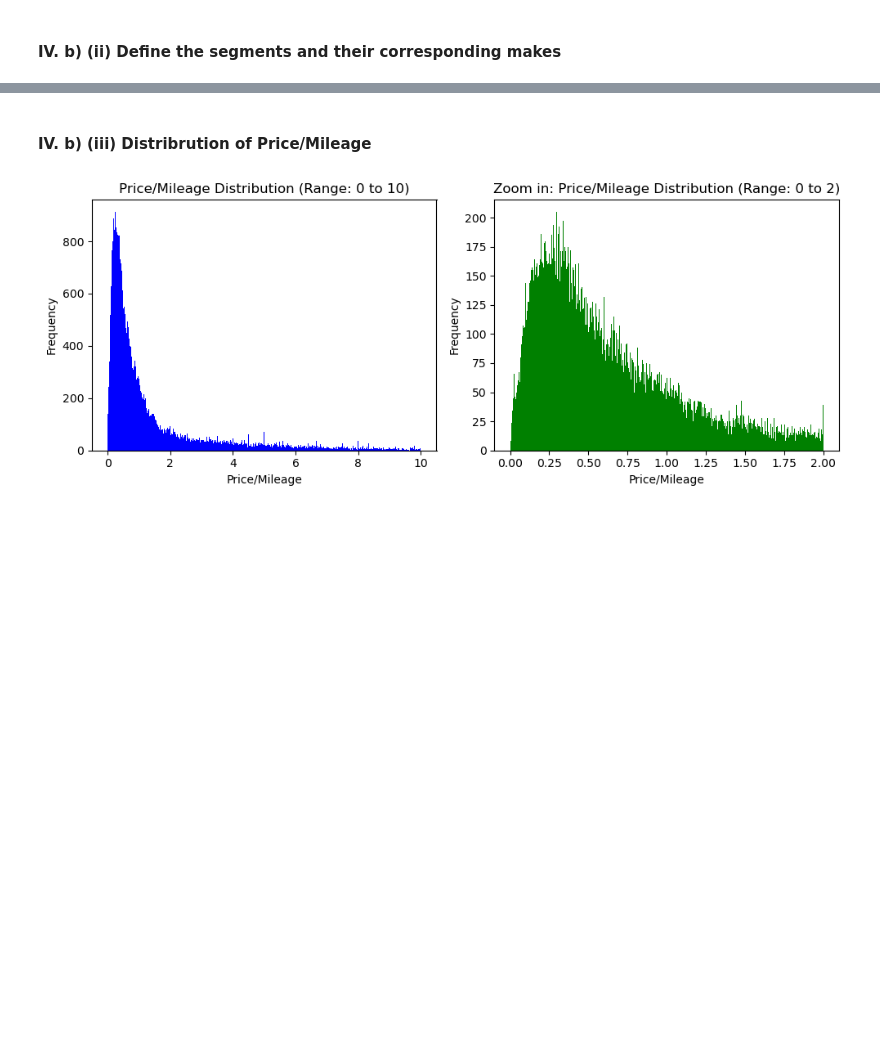
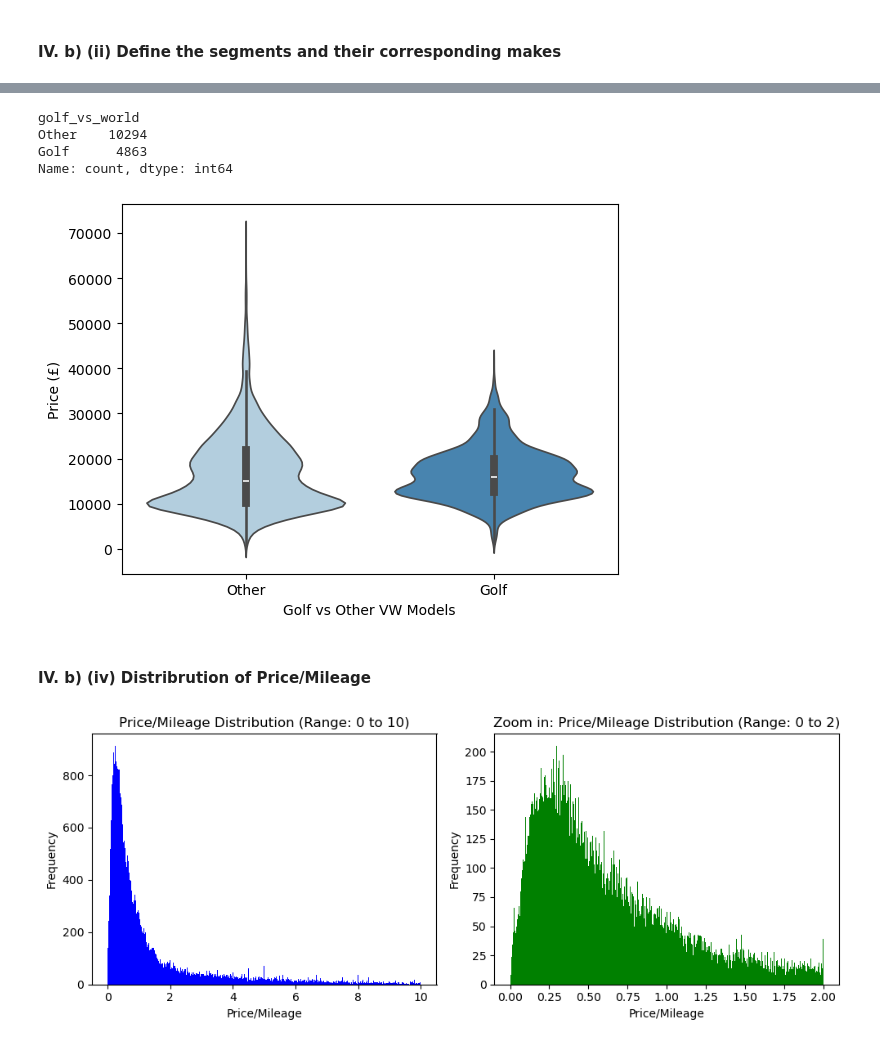
Before and after one commit to pholmes116/UK-used-car-prices-public, a Jupyter notebook: UK_car_rental.ipynb, the cells around one changed output, grey strips where cells are left out. Drawn from its saved outputs; the diff is of its cells as text; code cells hidden in the pictures; blank space fills up the shorter version.

```diff
--- a/UK_car_rental.ipynb
+++ b/UK_car_rental.ipynb
@@ -838,0 +873,3 @@ plt.show()
+# %%
+vw['golf_vs_other'] = vw['model'].str.strip().apply(lambda i: 'Other' if i != 'Golf' else i)
+display(vw)
@@ -839,5 +890,17 @@ plt.show()
+# %%
+sns.violinplot(x='golf_vs_other', y='price', hue='golf_vs_other', data=vw, palette="Blues", legend=False)
+plt.xlabel("Golf vs Other VW Models")
+plt.ylabel("Price (£)")
+
+vw['golf_vs_other'].value_counts()
+# %% [output]
+golf_vs_world
+Other    10294
+Golf      4863
+Name: count, dtype: int64
+[figure, added]
 # %% [markdown]
-#### IV. b) (iii) Distribrution of Price/Mileage
+#### IV. b) (iv) Distribrution of Price/Mileage
 # %%
 fig, axes = plt.subplots(nrows=1, ncols=2, figsize=(10, 4))
 
```
Also changed, not shown: parts of 12 cells of this notebook.
